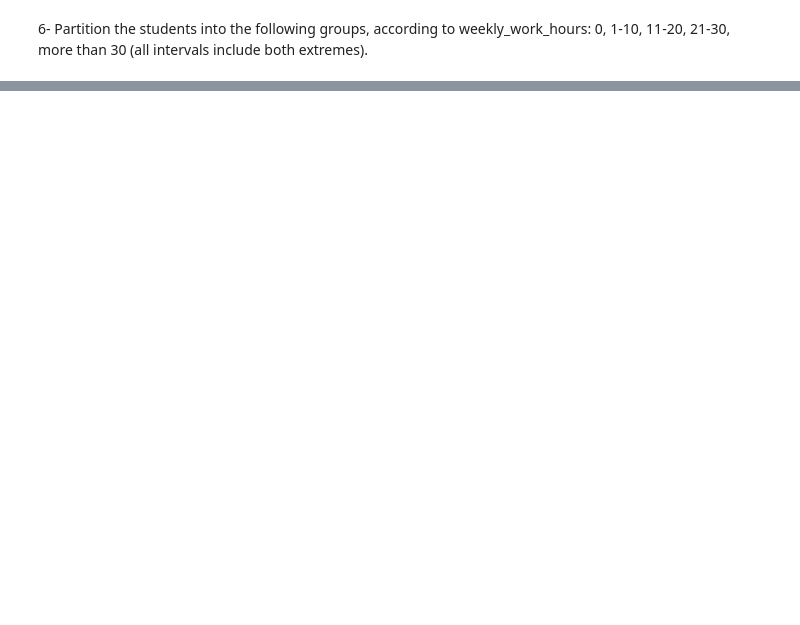
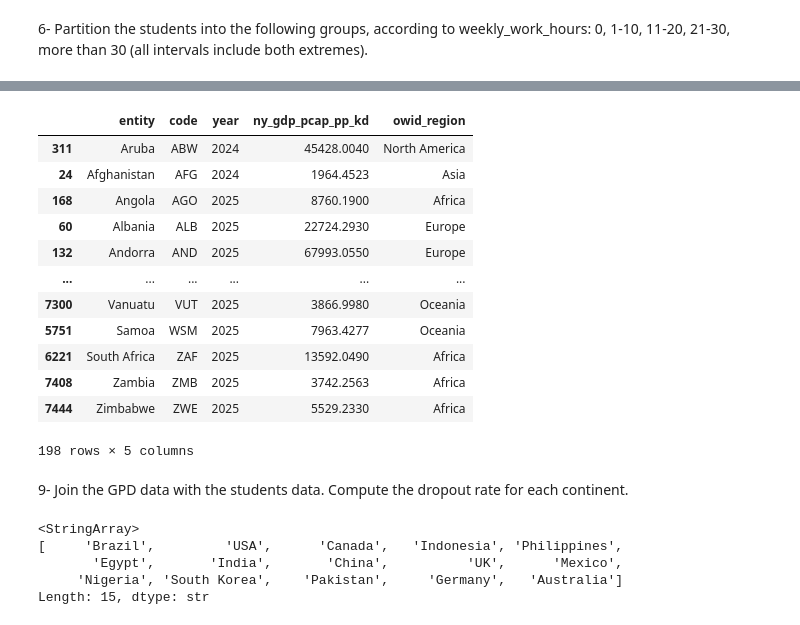
Before and after one commit to epedrazzoli2-prog/cs-projects, a Jupyter notebook: esame.ipynb, the cells around one changed output, grey strips where cells are left out. Saved outputs shown, nothing was run; the diff lists cells and outputs as text; code cells hidden in the pictures; blank space fills up the shorter version.

```diff
--- a/esame.ipynb
+++ b/esame.ipynb
@@ -149,0 +187,4 @@ df
+# %%
+# AI disclosure: the storage_options parameter (User-Agent header) was obtained via Gemini to resolve an HTTP 403 error
+gdp = pd.read_csv('https://ourworldindata.org/grapher/gdp-per-capita-worldbank.csv?v=1&csvType=full&useColumnShortNames=true', storage_options={'User-Agent': 'Our World In Data data fetch/1.0'})
+gdp.head()
@@ -149,0 +198,29 @@ df
+# %%
+gdp_fin = gdp[gdp['code'].str.len() == 3]
+idx = gdp_fin.groupby('code')['year'].idxmax()
+gdp = gdp_fin.loc[idx]
+gdp
+# %% [output]
+|  | entity | code | year | ny_gdp_pcap_pp_kd | owid_region |
+| 311 | Aruba | ABW | 2024 | 45428.0040 | North America |
+| 24 | Afghanistan | AFG | 2024 | 1964.4523 | Asia |
+| 168 | Angola | AGO | 2025 | 8760.1900 | Africa |
+| 60 | Albania | ALB | 2025 | 22724.2930 | Europe |
+| 132 | Andorra | AND | 2025 | 67993.0550 | Europe |
+| ... | ... | ... | ... | ... | ... |
+| 7300 | Vanuatu | VUT | 2025 | 3866.9980 | Oceania |
+| 5751 | Samoa | WSM | 2025 | 7963.4277 | Oceania |
+| 6221 | South Africa | ZAF | 2025 | 13592.0490 | Africa |
+| 7408 | Zambia | ZMB | 2025 | 3742.2563 | Africa |
+| 7444 | Zimbabwe | ZWE | 2025 | 5529.2330 | Africa |
+198 rows × 5 columns
+# %% [markdown]
+9- Join the GPD data with the students data. Compute the dropout rate for each continent.
+# %%
+df['nationality'].unique()
+# %% [output]
+<StringArray>
+[     'Brazil',         'USA',      'Canada',   'Indonesia', 'Philippines',
+       'Egypt',       'India',       'China',          'UK',      'Mexico',
+     'Nigeria', 'South Korea',    'Pakistan',     'Germany',   'Australia']
+Length: 15, dtype: str
```
Also changed, not shown: parts of 12 cells of this notebook.
